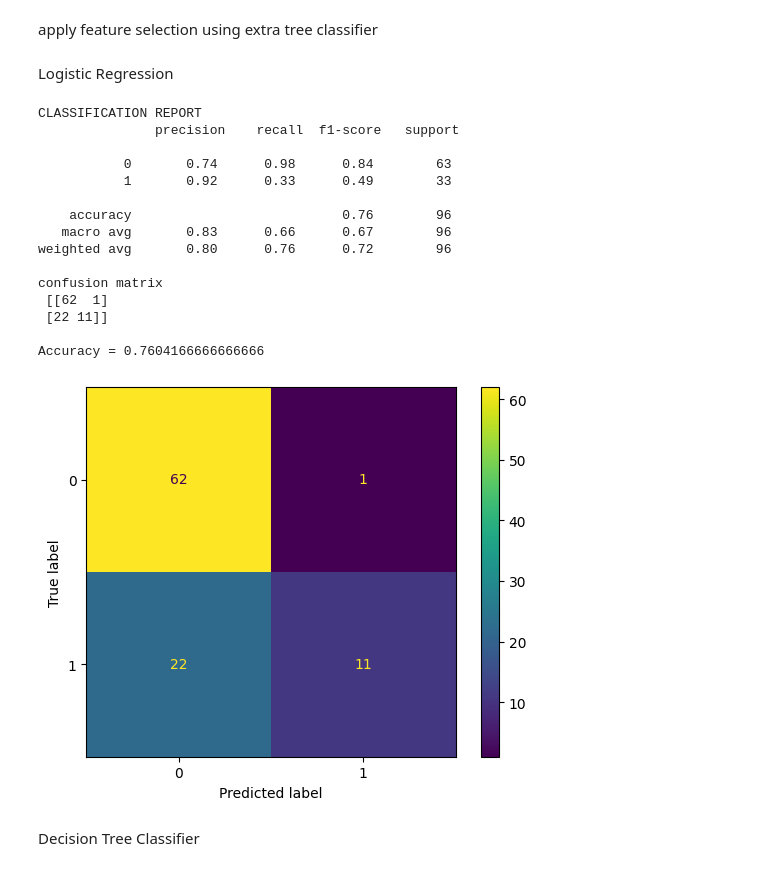
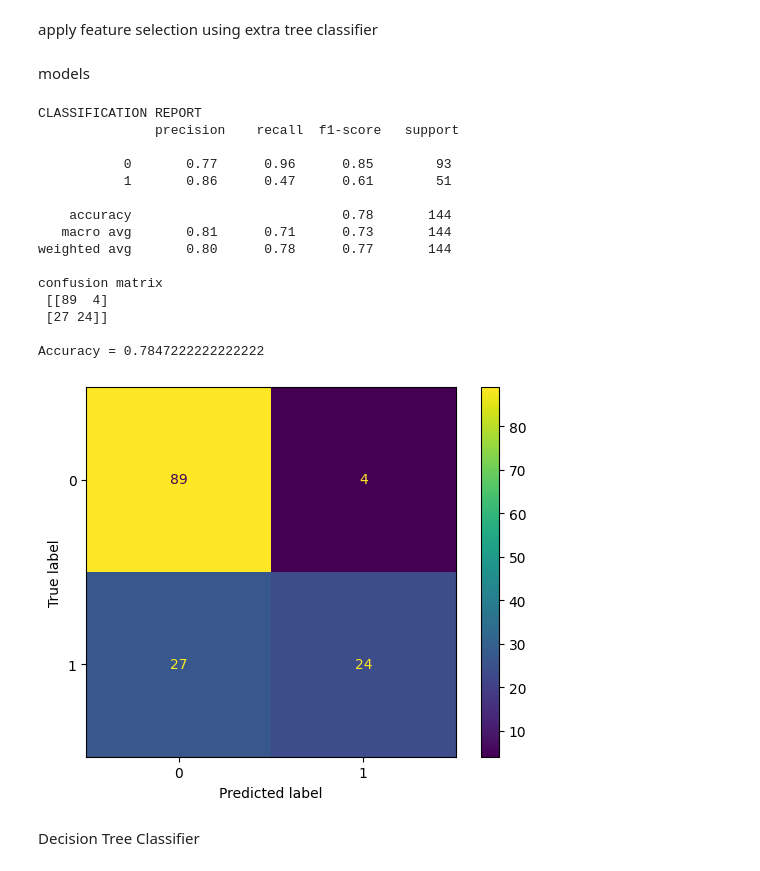
Before and after one commit to Aladeenb/loan-eligibilty-prediction, a Jupyter notebook: Loan_Eligibilty_Prediction.ipynb, the cells around one changed output. Cells and saved outputs as stored; diff of their text form; code cells hidden in the pictures.

Commit message:
optimizedthe training model

```diff
--- a/Loan_Eligibilty_Prediction.ipynb
+++ b/Loan_Eligibilty_Prediction.ipynb
@@ -99,6 +103,6 @@ X = df.drop('Loan_Status', axis=1)
 # Allocate outputs
 y = df['Loan_Status']
 
-X_train, X_test, y_train, y_test = train_test_split(X, y, test_size = 0.2, random_state = 1)
+X_train, X_test, y_train, y_test = train_test_split(X, y, test_size = 0.3, random_state = 1)
 # %% [markdown]
 apply feature selection using extra tree classifier
@@ -107,2 +108,0 @@ apply feature selection using extra tree classifier
-# %% [markdown]
-Logistic Regression
@@ -114,36 +111,39 @@ from sklearn.metrics import confusion_matrix, ConfusionMatrixDisplay
+# %% [markdown]
+models
 # %%
-lr = LogisticRegression(random_state = 1, max_iter=400).fit(X_train, y_train)
+# Logistic Regression
+lr = LogisticRegression(random_state = 1, max_iter=600).fit(X_train, y_train)
 y_pred_lr = lr.predict(X_test)
 
 # Confusion Matrix and reports
 print("CLASSIFICATION REPORT\n",
       classification_report(y_test, y_pred_lr),
       "\nconfusion matrix\n",
       confusion_matrix(y_test, y_pred_lr),
       "\n\nAccuracy =",
       accuracy_score(y_test, y_pred_lr)
       )
 cm = confusion_matrix(y_test, y_pred_lr)
 display = ConfusionMatrixDisplay(
     confusion_matrix = cm, display_labels = lr.classes_)
 display.plot()
 plt.show()
 # %% [output]
 CLASSIFICATION REPORT
                precision    recall  f1-score   support
 
-           0       0.74      0.98      0.84        63
-           1       0.92      0.33      0.49        33
+           0       0.77      0.96      0.85        93
+           1       0.86      0.47      0.61        51
 
-    accuracy                           0.76        96
-   macro avg       0.83      0.66      0.67        96
-weighted avg       0.80      0.76      0.72        96
+    accuracy                           0.78       144
+   macro avg       0.81      0.71      0.73       144
+weighted avg       0.80      0.78      0.77       144
 
 confusion matrix
- [[62  1]
- [22 11]]
+ [[89  4]
+ [27 24]]
 
-Accuracy = 0.7604166666666666
+Accuracy = 0.7847222222222222
-[figure, old version]
+[figure, new version]
 # %% [markdown]
 Decision Tree Classifier
```
Also changed, not shown: parts of 7 cells of this notebook.
